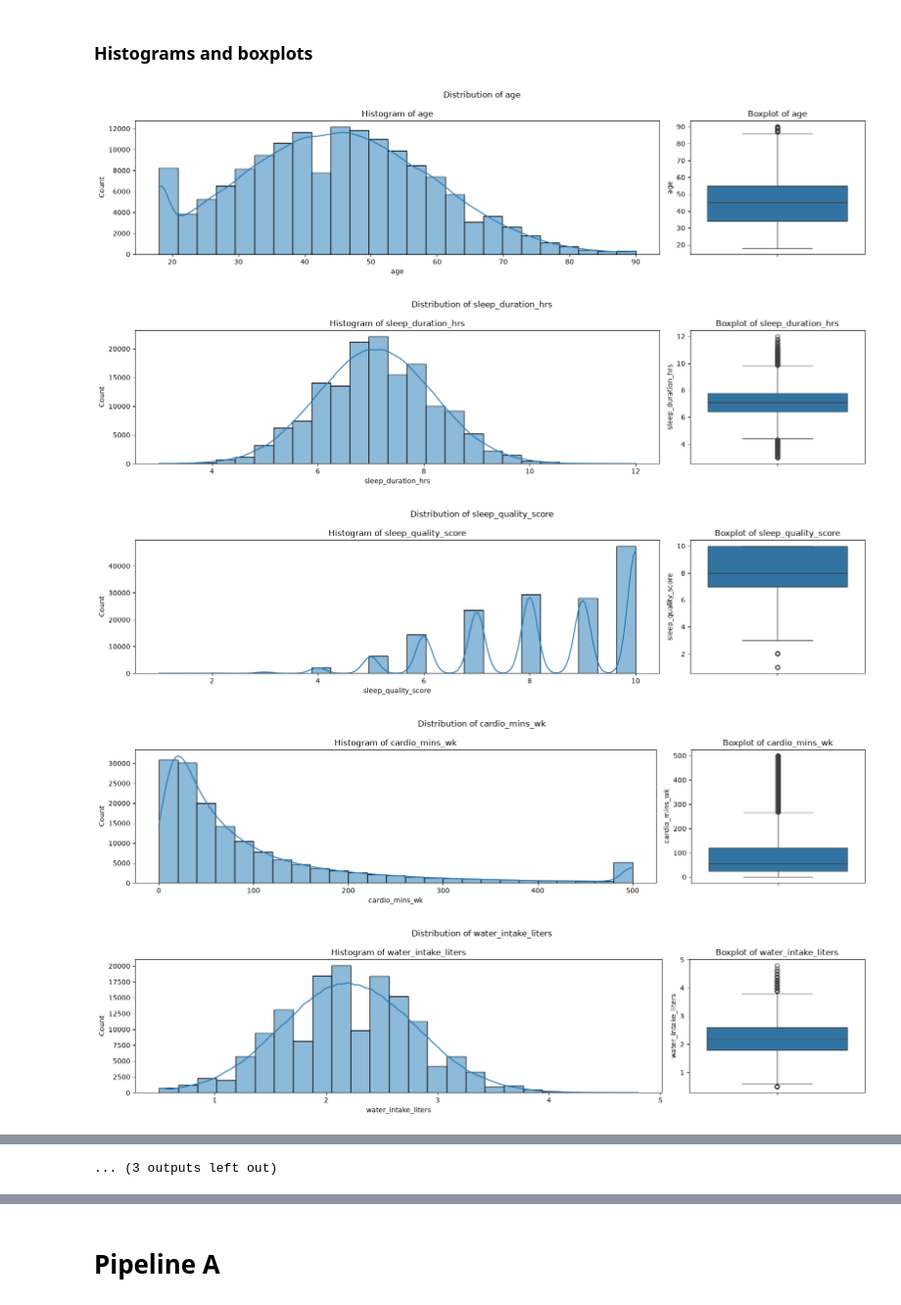
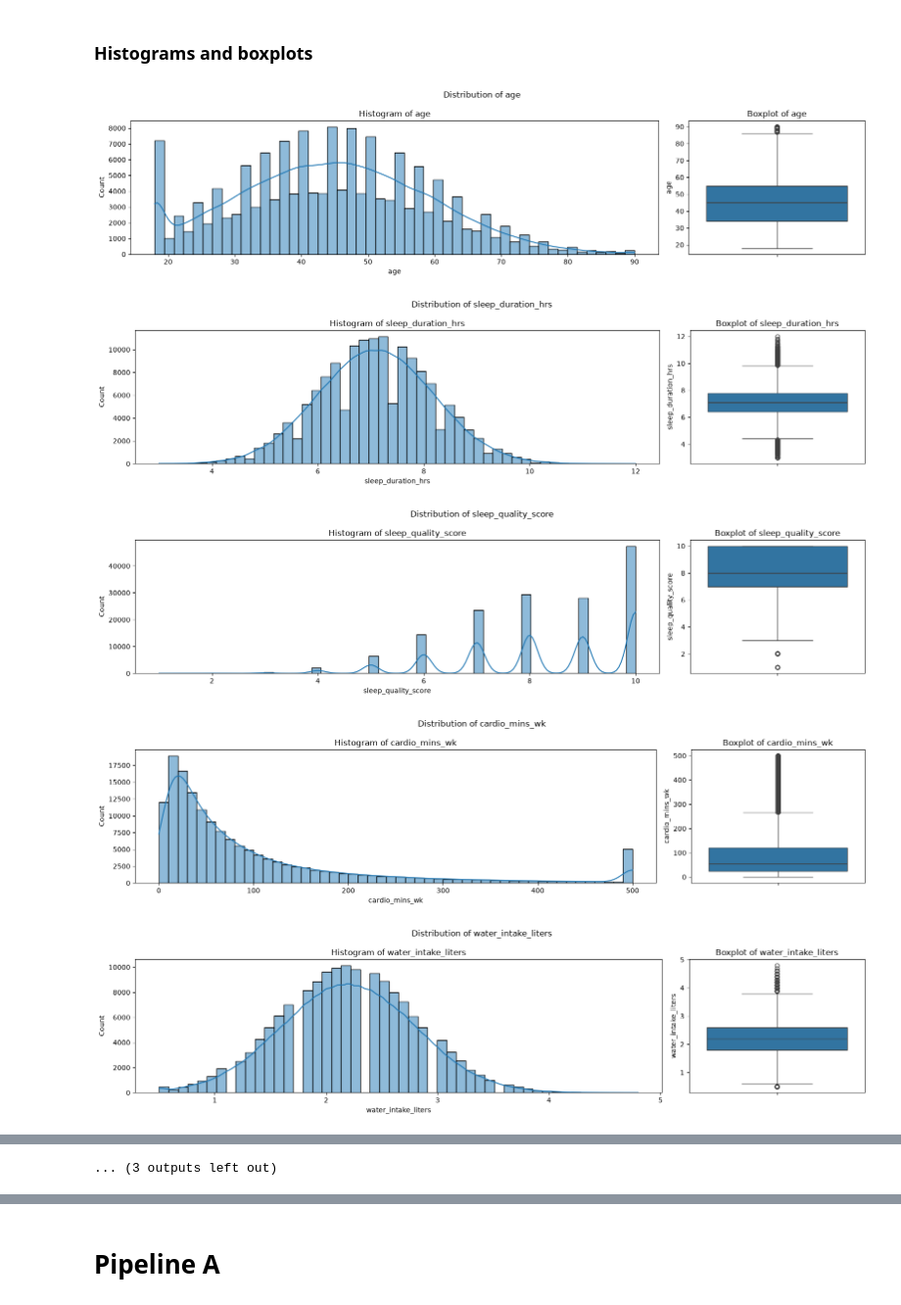
Before and after one commit to Behanix/dat200-ca5, a Jupyter notebook: notebook.ipynb, the cells around one changed output, grey strips where cells are left out. Shown at 98% size. Drawn from its saved outputs; the diff is of its cells as text; code cells hidden in the pictures.

```diff
--- a/notebook.ipynb
+++ b/notebook.ipynb
@@ -265,14 +273,19 @@ Appllying lower and upper bounds to the dataset. Removing entire rows if any col
 # %%
 print(len(df))
 
-conditions = []
-for feature, (lower, upper) in bounds.items():
-    if upper is None:
-        conditions.append(df[feature] >= lower)
-    else:
-        conditions.append((df[feature] >= lower) & (df[feature] <= upper))
+def clean_data_set(df: pd.DataFrame) -> pd.DataFrame:
+    """Cleans dataframe according to bounds. Returns cleaned dataframe."""
+    conditions = []
+    for feature, (lower, upper) in bounds.items():
+        if upper is None:
+            conditions.append(df[feature] >= lower)
+        else:
+            conditions.append((df[feature] >= lower) & (df[feature] <= upper))
 
-df = df[pd.concat(conditions, axis=1).all(axis=1)]
+    df = df[pd.concat(conditions, axis=1).all(axis=1)]
+    return df
+
+df = clean_data_set(df)
 
 print(len(df))
 # %% [output]
@@ -326,36 +339,36 @@ for feature in df.columns:
 
 
     fig, axes = plt.subplots(
         1, 2,
         figsize=(16, 4),
         gridspec_kw={'width_ratios': [3, 1]} # ratio of graphs
     )
 
     # Histogram
     sns.histplot(
         data=df,
         x=feature,
         ax=axes[0],
         kde=True,  # add a smooth line
-        bins=25
+        bins=50
     )
     axes[0].set_title(f'Histogram of {feature}')
 
     # Boxplot
     sns.boxplot(
         data=df,
         y=feature,
         ax=axes[1]
     )
     axes[1].set_title(f'Boxplot of {feature}')
 
     fig.suptitle(f'Distribution of {feature}')
     fig.tight_layout()
     plt.show()
     plt.close()
 # %% [output]
-[figure, old version]
+[figure, new version]
-[figure, old version]
+[figure, new version]
-[figure, old version]
+[figure, new version]
-[figure, old version]
+[figure, new version]
-[figure, old version]
+[figure, new version]
```
Also changed, not shown: parts of 8 cells of this notebook.
